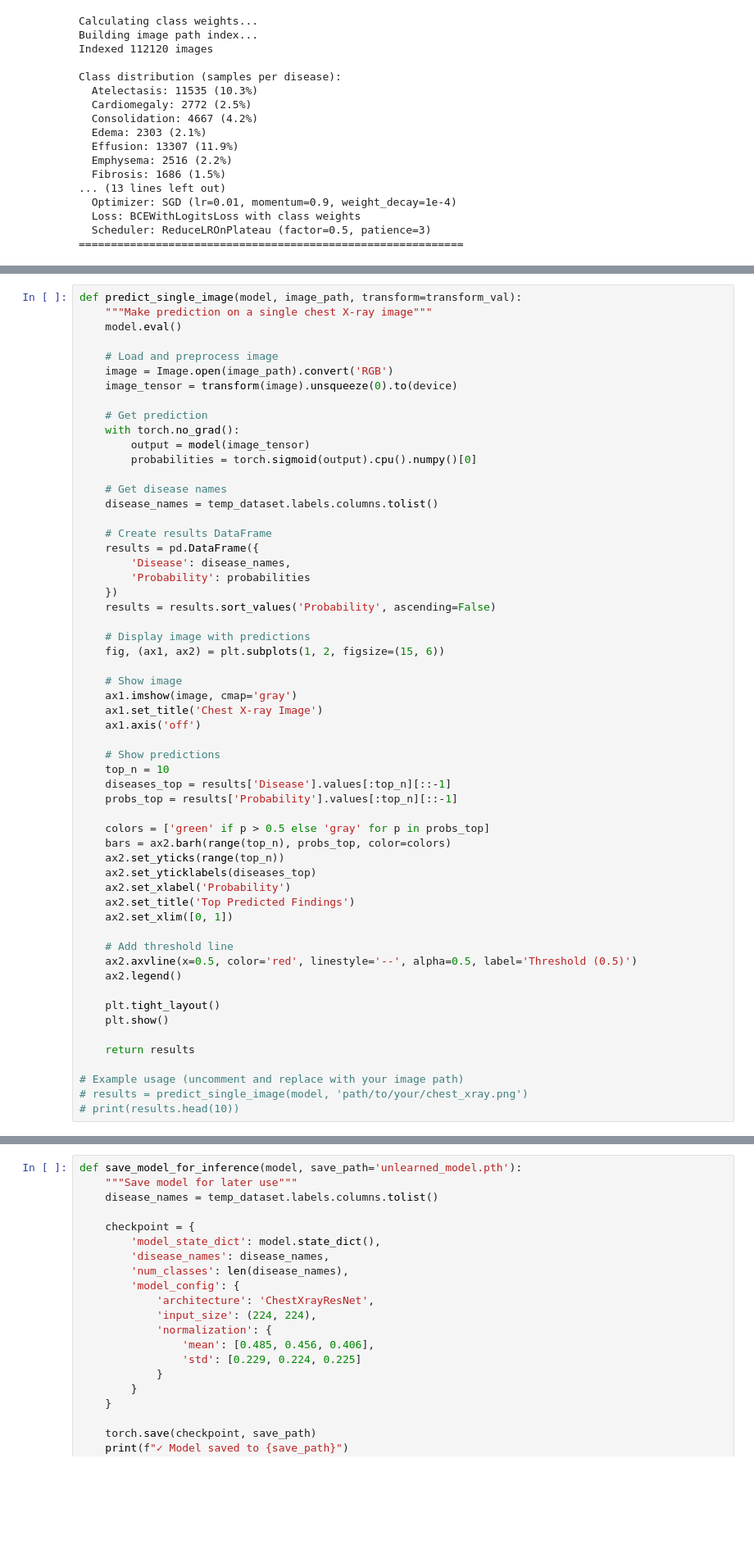
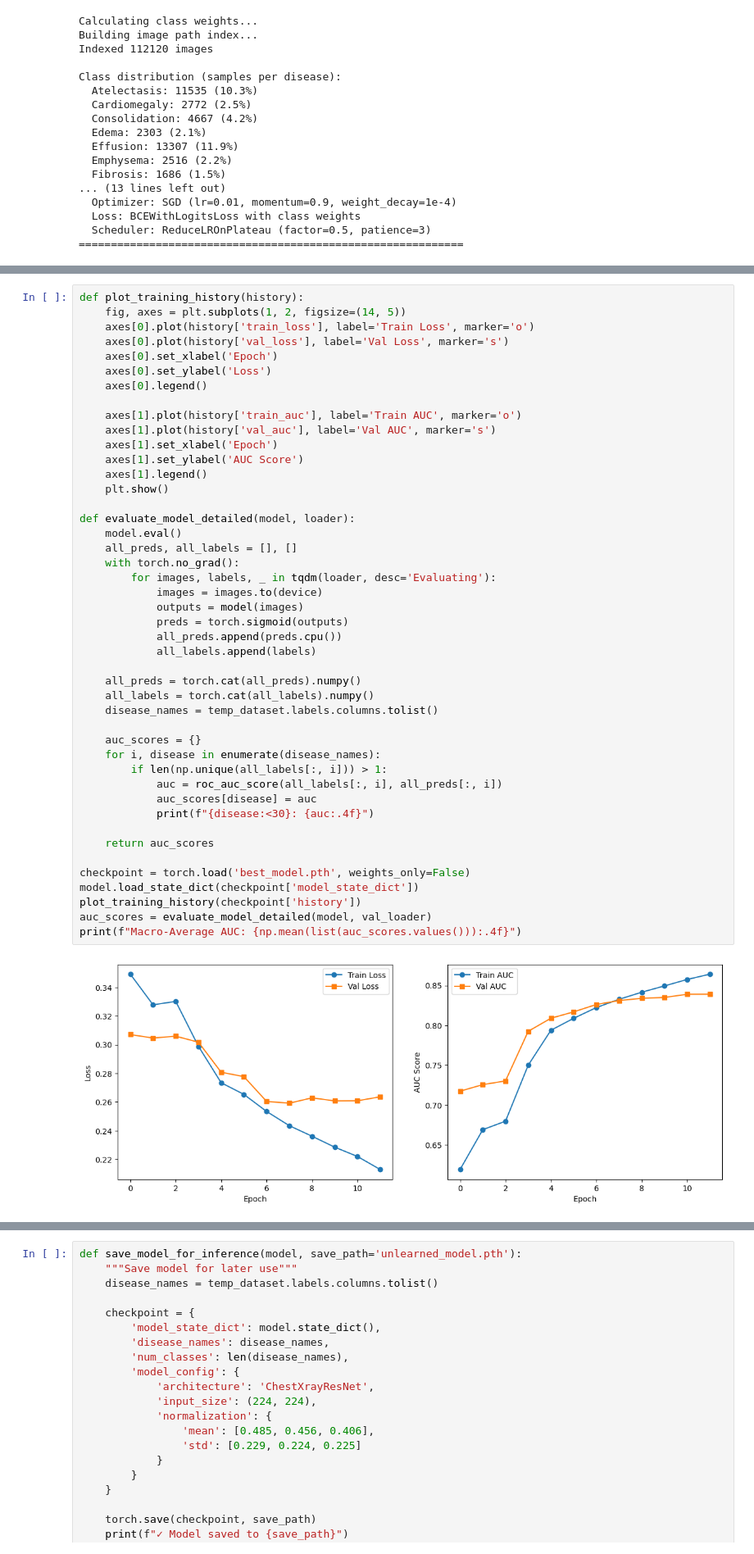
Before and after one commit to samhithareddymadhireddy/MUL_Research, a Jupyter notebook: MUL_Research.ipynb, the cells around one changed output, grey strips where cells are left out. Shown at 82% size. Saved outputs shown, nothing was run; the diff lists cells and outputs as text; blank space fills up the shorter version.

```diff
--- a/MUL_Research.ipynb
+++ b/MUL_Research.ipynb
@@ -773,57 +399,47 @@ Macro-Average AUC: 0.7894
 # %%
-def predict_single_image(model, image_path, transform=transform_val):
-    """Make prediction on a single chest X-ray image"""
+def plot_training_history(history):
+    fig, axes = plt.subplots(1, 2, figsize=(14, 5))
+    axes[0].plot(history['train_loss'], label='Train Loss', marker='o')
+    axes[0].plot(history['val_loss'], label='Val Loss', marker='s')
+    axes[0].set_xlabel('Epoch')
+    axes[0].set_ylabel('Loss')
+    axes[0].legend()
+
+    axes[1].plot(history['train_auc'], label='Train AUC', marker='o')
+    axes[1].plot(history['val_auc'], label='Val AUC', marker='s')
+    axes[1].set_xlabel('Epoch')
+    axes[1].set_ylabel('AUC Score')
+    axes[1].legend()
+    plt.show()
+
+def evaluate_model_detailed(model, loader):
     model.eval()
+    all_preds, all_labels = [], []
+    with torch.no_grad():
+        for images, labels, _ in tqdm(loader, desc='Evaluating'):
+            images = images.to(device)
+            outputs = model(images)
+            preds = torch.sigmoid(outputs)
+            all_preds.append(preds.cpu())
+            all_labels.append(labels)
 
-    # Load and preprocess image
-    image = Image.open(image_path).convert('RGB')
-    image_tensor = transform(image).unsqueeze(0).to(device)
-
-    # Get prediction
-    with torch.no_grad():
-        output = model(image_tensor)
-        probabilities = torch.sigmoid(output).cpu().numpy()[0]
-
-    # Get disease names
+    all_preds = torch.cat(all_preds).numpy()
+    all_labels = torch.cat(all_labels).numpy()
     disease_names = temp_dataset.labels.columns.tolist()
 
-    # Create results DataFrame
-    results = pd.DataFrame({
-        'Disease': disease_names,
-        'Probability': probabilities
-    })
-    results = results.sort_values('Probability', ascending=False)
+    auc_scores = {}
+    for i, disease in enumerate(disease_names):
+        if len(np.unique(all_labels[:, i])) > 1:
+            auc = roc_auc_score(all_labels[:, i], all_preds[:, i])
+            auc_scores[disease] = auc
+            print(f"{disease:<30}: {auc:.4f}")
 
-    # Display image with predictions
-    fig, (ax1, ax2) = plt.subplots(1, 2, figsize=(15, 6))
+    return auc_scores
 
-    # Show image
-    ax1.imshow(image, cmap='gray')
-    ax1.set_title('Chest X-ray Image')
-    ax1.axis('off')
-
-    # Show predictions
-    top_n = 10
-    diseases_top = results['Disease'].values[:top_n][::-1]
-    probs_top = results['Probability'].values[:top_n][::-1]
-
-    colors = ['green' if p > 0.5 else 'gray' for p in probs_top]
-    bars = ax2.barh(range(top_n), probs_top, color=colors)
-    ax2.set_yticks(range(top_n))
-    ax2.set_yticklabels(diseases_top)
-    ax2.set_xlabel('Probability')
-    ax2.set_title('Top Predicted Findings')
-    ax2.set_xlim([0, 1])
-
-    # Add threshold line
-    ax2.axvline(x=0.5, color='red', linestyle='--', alpha=0.5, label='Threshold (0.5)')
-    ax2.legend()
-
-    plt.tight_layout()
-    plt.show()
-
-    return results
-
-# Example usage (uncomment and replace with your image path)
-# results = predict_single_image(model, 'path/to/your/chest_xray.png')
-# print(results.head(10))
+checkpoint = torch.load('best_model.pth', weights_only=False)
+model.load_state_dict(checkpoint['model_state_dict'])
+plot_training_history(checkpoint['history'])
+auc_scores = evaluate_model_detailed(model, val_loader)
+print(f"Macro-Average AUC: {np.mean(list(auc_scores.values())):.4f}")
+# %% [output]
+[figure, added]
```
Also changed, not shown: parts of 34 cells of this notebook, 21 other files.
